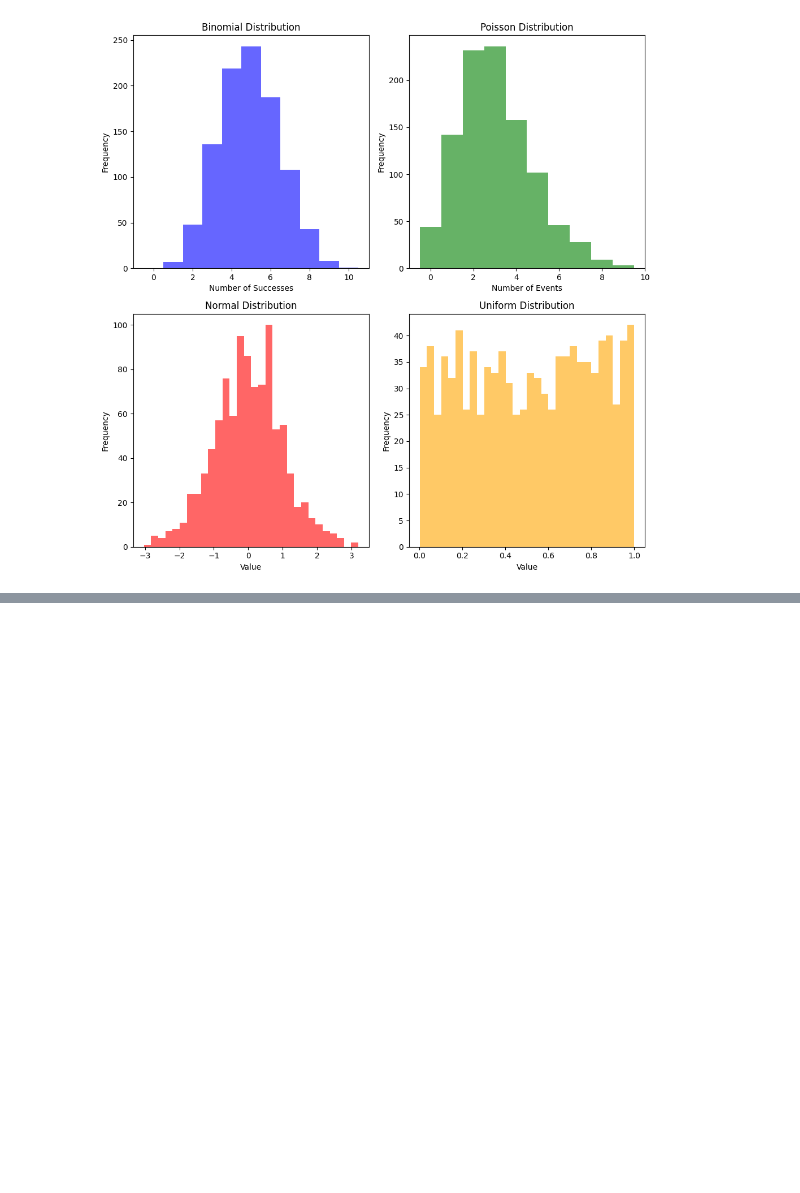
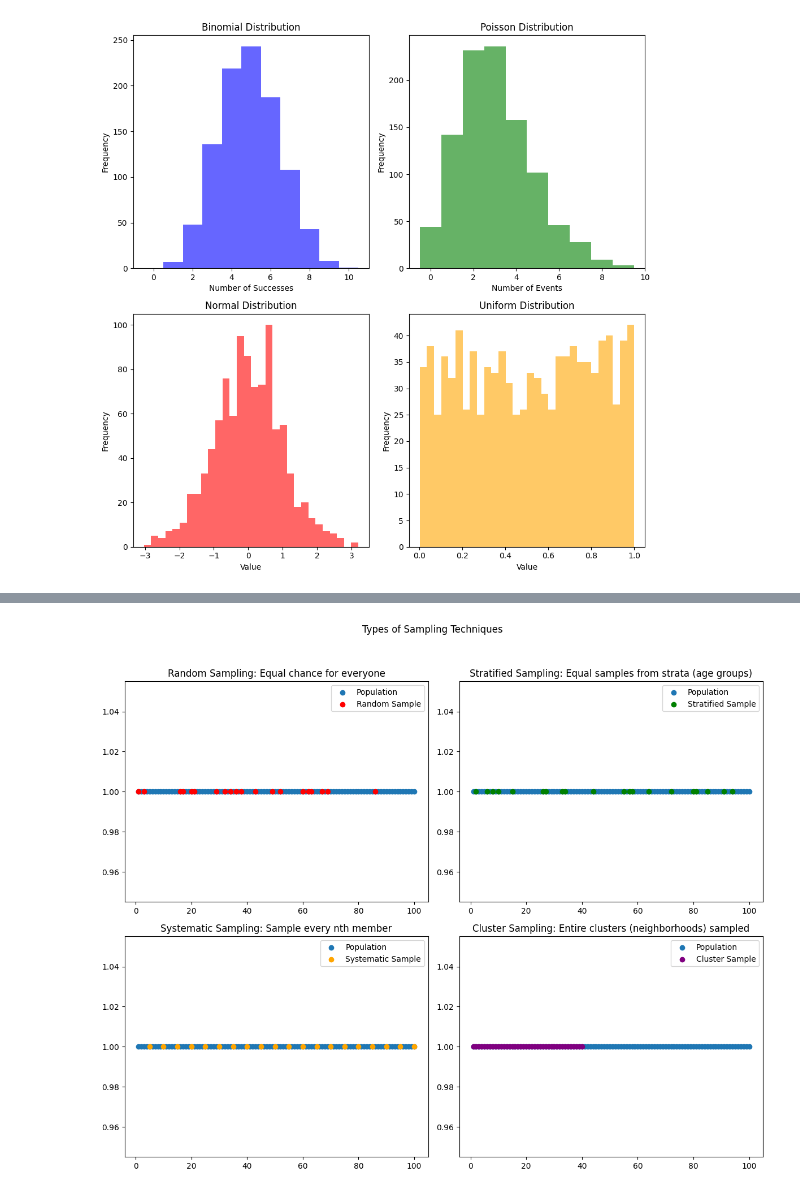
Before and after one commit to MehrdadJalali-AI/Statistics-and-Machine-Learning, a Jupyter notebook: C1_Statistics.ipynb, the cells around one changed output, grey strips where cells are left out. Drawn from its saved outputs; the diff is of its cells as text; code cells hidden in the pictures; blank space fills up the shorter version.

```diff
--- a/C1_Statistics.ipynb
+++ b/C1_Statistics.ipynb
@@ -558,0 +666,81 @@ plt.show()
+# %%
+import numpy as np
+import matplotlib.pyplot as plt
+
+# Create a population of 100 individuals (representing a city's population, numbered 1-100)
+population_size = 100
+population = np.arange(1, population_size + 1)
+
+# Random Sampling: Every member of the population has an equal chance of being selected.
+def random_sampling(population, sample_size):
+    return np.random.choice(population, sample_size, replace=False)
+
+# Stratified Sampling: The population is divided into subgroups (strata), and random samples are taken from each stratum.
+# Example: Population divided into age groups.
+def stratified_sampling(population, strata_size, sample_size):
+    strata = np.array_split(population, strata_size)
+    samples = []
+    for stratum in strata:
+        samples.extend(np.random.choice(stratum, sample_size // strata_size, replace=False))
+    return np.array(samples)
+
+# Systematic Sampling: Every nth member of the population is selected after a random starting point.
+# Example: Surveying every 5th person in a queue.
+def systematic_sampling(population, sample_size, step):
+    start = np.random.randint(0, step)
+    return population[start::step][:sample_size]
+
+# Cluster Sampling: The population is divided into clusters, and entire clusters are sampled.
+# Example: A city divided into neighborhoods, and entire neighborhoods are sampled.
+def cluster_sampling(population, cluster_size, num_clusters):
+    clusters = np.array_split(population, cluster_size)
+    sampled_clusters = np.random.choice(range(cluster_size), num_clusters, replace=False)
+    sampled = np.concatenate([clusters[i] for i in sampled_clusters])
+    return sampled
+
+# Parameters for sampling
+sample_size = 20
+strata_size = 4  # Dividing population into 4 strata (e.g., age groups)
+cluster_size = 5  # Dividing population into 5 clusters (e.g., neighborhoods)
+num_clusters = 2  # Sampling 2 entire clusters (neighborhoods)
+step = population_size // sample_size  # Step size for systematic sampling
+
+# Generate samples
+random_sample = random_sampling(population, sample_size)
+stratified_sample = stratified_sampling(population, strata_size, sample_size)
+systematic_sample = systematic_sampling(population, sample_size, step)
+cluster_sample = cluster_sampling(population, cluster_size, num_clusters)
+
+# Create subplots for visualizing each sampling technique
+fig, axs = plt.subplots(2, 2, figsize=(12, 10))
+fig.suptitle('Types of Sampling Techniques')
+
+# Plot Random Sampling: Every person has an equal chance to be selected
+axs[0, 0].scatter(population, np.ones_like(population), label="Population")
+axs[0, 0].scatter(random_sample, np.ones_like(random_sample), color='red', label="Random Sample")
+axs[0, 0].set_title('Random Sampling: Equal chance for everyone')
+axs[0, 0].legend()
+
+# Plot Stratified Sampling: Sample is drawn equally from different strata (e.g., age groups)
+axs[0, 1].scatter(population, np.ones_like(population), label="Population")
+axs[0, 1].scatter(stratified_sample, np.ones_like(stratified_sample), color='green', label="Stratified Sample")
+axs[0, 1].set_title('Stratified Sampling: Equal samples from strata (age groups)')
+axs[0, 1].legend()
+
+# Plot Systematic Sampling: Every nth member is sampled
+axs[1, 0].scatter(population, np.ones_like(population), label="Population")
+axs[1, 0].scatter(systematic_sample, np.ones_like(systematic_sample), color='orange', label="Systematic Sample")
+axs[1, 0].set_title('Systematic Sampling: Sample every nth member')
+axs[1, 0].legend()
+
+# Plot Cluster Sampling: Entire clusters (neighborhoods) are sampled
+axs[1, 1].scatter(population, np.ones_like(population), label="Population")
+axs[1, 1].scatter(cluster_sample, np.ones_like(cluster_sample), color='purple', label="Cluster Sample")
+axs[1, 1].set_title('Cluster Sampling: Entire clusters (neighborhoods) sampled')
+axs[1, 1].legend()
+
+# Adjust plot layout and display
+plt.tight_layout(rect=[0, 0, 1, 0.95])
+plt.show()
+# %% [output]
+[figure, added]
```
Also changed, not shown: parts of 3 cells of this notebook.
